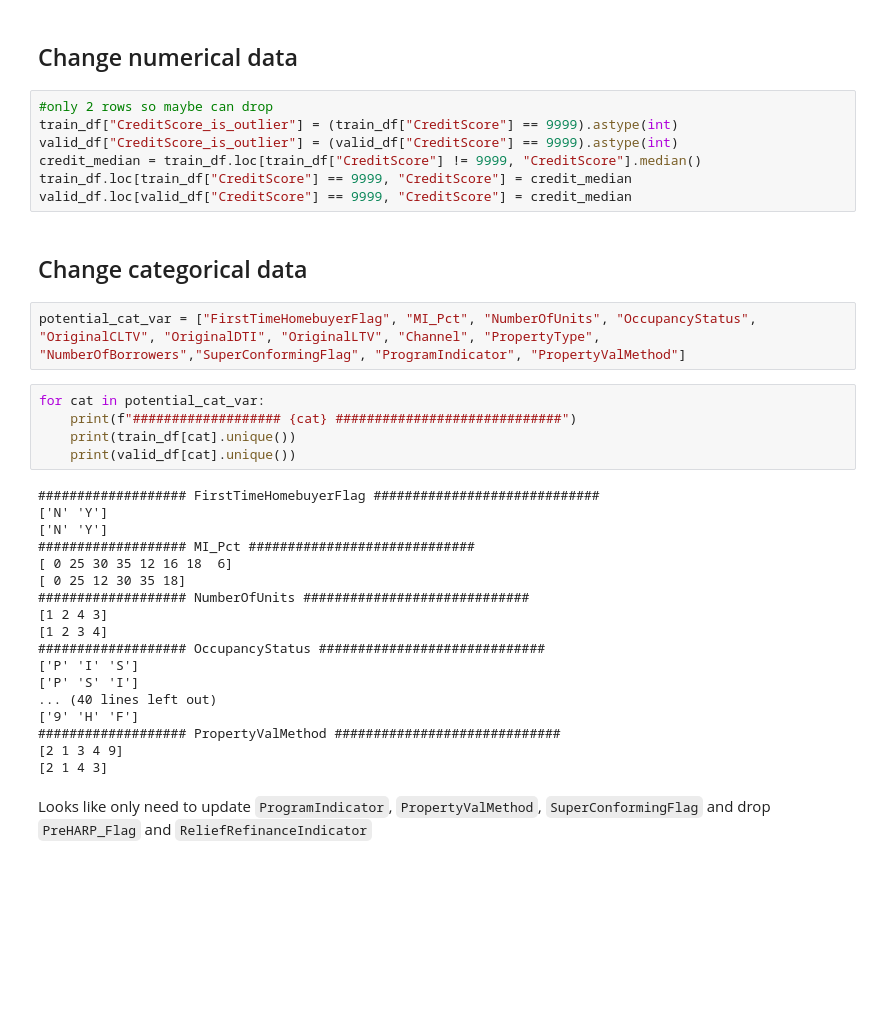
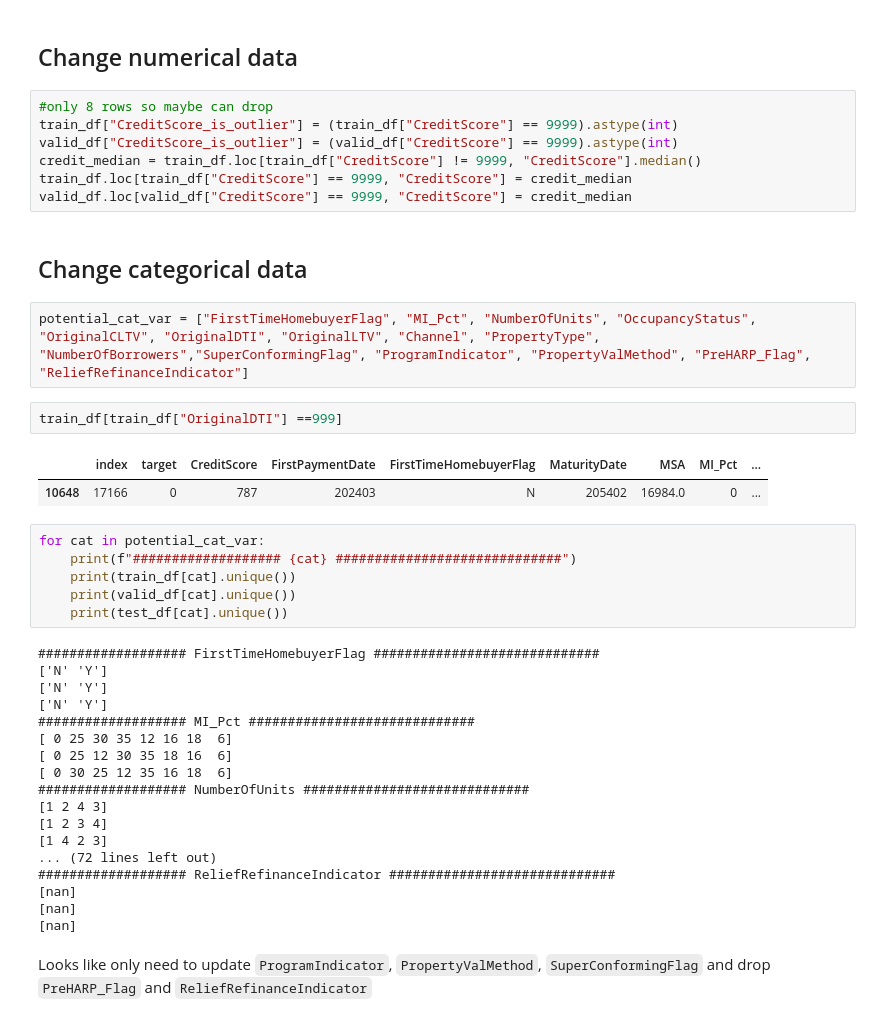
Before and after one commit to zhenging2b/loan_default_detection, a Jupyter notebook: project_starter_zhenging.ipynb, the cells around one changed output. Saved outputs shown, nothing was run; the diff lists cells and outputs as text; blank space fills up the shorter version.

```diff
--- a/project_starter_zhenging.ipynb
+++ b/project_starter_zhenging.ipynb
@@ -67,7 +80,7 @@ AVM)
 # %% [markdown]
 ## Change numerical data
 # %%
-#only 2 rows so maybe can drop
+#only 8 rows so maybe can drop
 train_df["CreditScore_is_outlier"] = (train_df["CreditScore"] == 9999).astype(int)
 valid_df["CreditScore_is_outlier"] = (valid_df["CreditScore"] == 9999).astype(int)
 credit_median = train_df.loc[train_df["CreditScore"] != 9999, "CreditScore"].median()
@@ -76,30 +89,36 @@ valid_df.loc[valid_df["CreditScore"] == 9999, "CreditScore"] = credit_median
 # %% [markdown]
 ## Change categorical data
 # %%
-potential_cat_var = ["FirstTimeHomebuyerFlag", "MI_Pct", "NumberOfUnits", "OccupancyStatus", "OriginalCLTV", "OriginalDTI", "OriginalLTV", "Channel", "PropertyType", "NumberOfBorrowers","SuperConformingFlag", "ProgramIndicator", "PropertyValMethod"]
+potential_cat_var = ["FirstTimeHomebuyerFlag", "MI_Pct", "NumberOfUnits", "OccupancyStatus", "OriginalCLTV", "OriginalDTI", "OriginalLTV", "Channel", "PropertyType", "NumberOfBorrowers","SuperConformingFlag", "ProgramIndicator", "PropertyValMethod", "PreHARP_Flag", "ReliefRefinanceIndicator"]
+# %%
+train_df[train_df["OriginalDTI"] ==999]
+# %% [output]
+|  | index | target | CreditScore | FirstPaymentDate | FirstTimeHomebuyerFlag | MaturityDate | MSA | MI_Pct | ... |
+| 10648 | 17166 | 0 | 787 | 202403 | N | 205402 | 16984.0 | 0 | ... |
 # %%
 for cat in potential_cat_var:
     print(f"################### {cat} #############################")
     print(train_df[cat].unique())
     print(valid_df[cat].unique())
+    print(test_df[cat].unique())
 # %% [output]
 ################### FirstTimeHomebuyerFlag #############################
+['N' 'Y']
 ['N' 'Y']
 ['N' 'Y']
 ################### MI_Pct #############################
 [ 0 25 30 35 12 16 18  6]
-[ 0 25 12 30 35 18]
+[ 0 25 12 30 35 18 16  6]
+[ 0 30 25 12 35 16 18  6]
 ################### NumberOfUnits #############################
 [1 2 4 3]
 [1 2 3 4]
-################### OccupancyStatus #############################
-['P' 'I' 'S']
-['P' 'S' 'I']
-... (40 lines left out)
-['9' 'H' 'F']
-################### PropertyValMethod #############################
-[2 1 3 4 9]
-[2 1 4 3]
+[1 4 2 3]
+... (72 lines left out)
+################### ReliefRefinanceIndicator #############################
+[nan]
+[nan]
+[nan]
 # %% [markdown]
 Looks like only need to update `ProgramIndicator`, `PropertyValMethod`, `SuperConformingFlag` and drop `PreHARP_Flag` and `ReliefRefinanceIndicator`
 # %%
```
Also changed, not shown: parts of 4 cells of this notebook, 3 other files.
